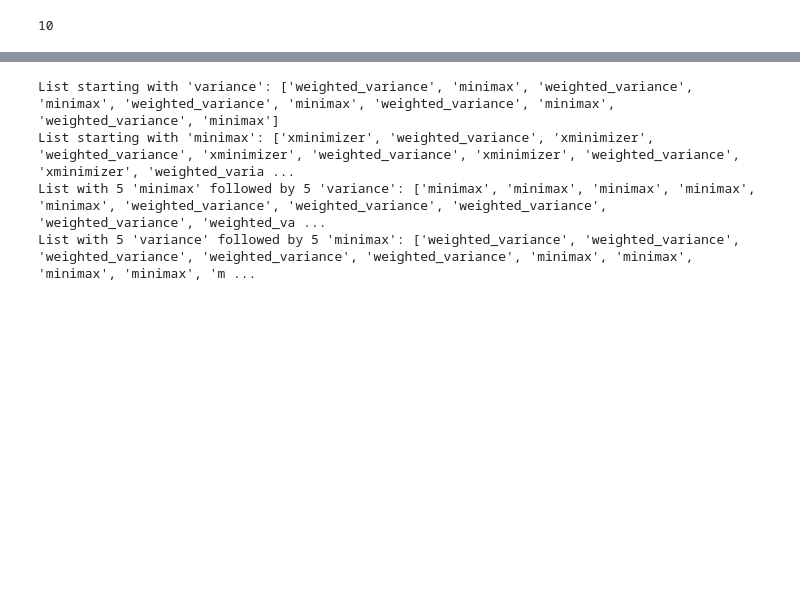
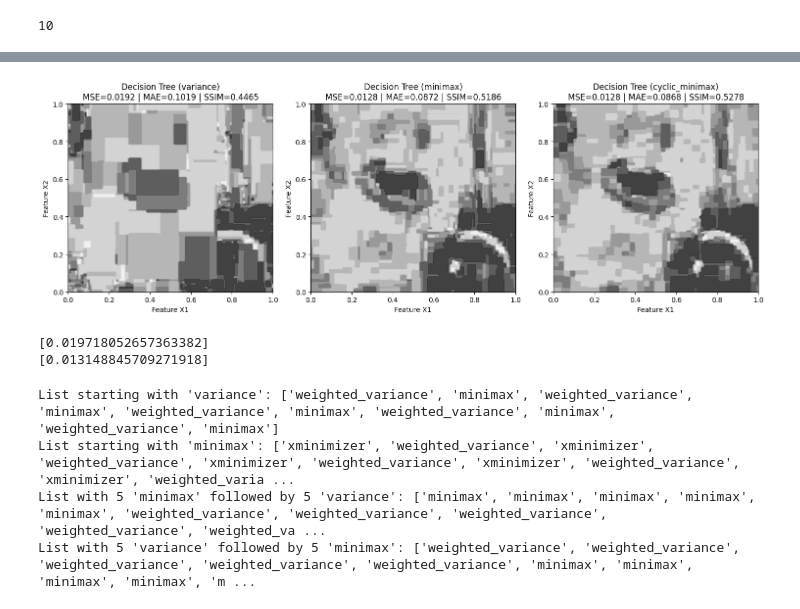
Before and after one commit to hrluo/MinimaxTree, a Jupyter notebook: Astr.ipynb, the cells around one changed output, grey strips where cells are left out. Cells and saved outputs as stored; diff of their text form; code cells hidden in the pictures; blank space fills up the shorter version.

```diff
--- a/Astr.ipynb
+++ b/Astr.ipynb
@@ -519,5 +519,61 @@ print(mini1)
 [0.019718052657363382]
 [0.013148845709271918]
+# %%
+# Function to calculate three metrics
+def calculate_metrics(pred_image, true_image):
+    """Calculate MSE, MAE, and SSIM metrics"""
+    from skimage.metrics import structural_similarity as ssim
+
+    # Mean Squared Error
+    mse = np.mean((pred_image - true_image) ** 2)
+
+    # Mean Absolute Error
+    mae = np.mean(np.abs(pred_image - true_image))
+
+    # Structural Similarity Index (SSIM)
+    ssim_value = ssim(true_image, pred_image, data_range=1.0)
+
+    return mse, mae, ssim_value
+
+# Plotting the decision tree results only
+# Create the figure and axes - single row with 3 panels
+fig, axes = plt.subplots(1, 3, figsize=(15, 5))
+
+# Calculate metrics for each method
+true_image_2d = y_new.reshape(X1.shape)
+
+# For variance L2 (predictions3)
+mse_3, mae_3, ssim_3 = calculate_metrics(predictions3.reshape(X1.shape), true_image_2d)
+
+# For minimax L2 (predictions4)
+mse_4, mae_4, ssim_4 = calculate_metrics(predictions4.reshape(X1.shape), true_image_2d)
+
+# For cyclic_minimax L2 (predictions4b)
+mse_4b, mae_4b, ssim_4b = calculate_metrics(predictions4b.reshape(X1.shape), true_image_2d)
+
+# Data and titles for the three methods
+data = [predictions3, predictions4, predictions4b]
+titles = [f'Decision Tree (variance)\nMSE={mse_3:.4f} | MAE={mae_3:.4f} | SSIM={ssim_3:.4f}',
+          f'Decision Tree (minimax)\nMSE={mse_4:.4f} | MAE={mae_4:.4f} | SSIM={ssim_4:.4f}',
+          f'Decision Tree (cyclic_minimax)\nMSE={mse_4b:.4f} | MAE={mae_4b:.4f} | SSIM={ssim_4b:.4f}']
+
+# Plot each subplot
+for i, ax in enumerate(axes):
+    ax.contourf(X1, X2, data[i], cmap='gray', alpha=0.8)
+    ax.set_title(titles[i])
+    ax.set_xlabel('Feature X1')
+    ax.set_ylabel('Feature X2')
+
+plt.tight_layout()
+plt.show()
+
+# These are logarithms of the MSE
+print(vari1)
+print(mini1)
+# %% [output]
+[figure, added]
+[0.019718052657363382]
+[0.013148845709271918]
 # %%
 #tree4.print_tree()
 # List initialization
```
Also changed, not shown: parts of 2 cells of this notebook, 5 other files.
